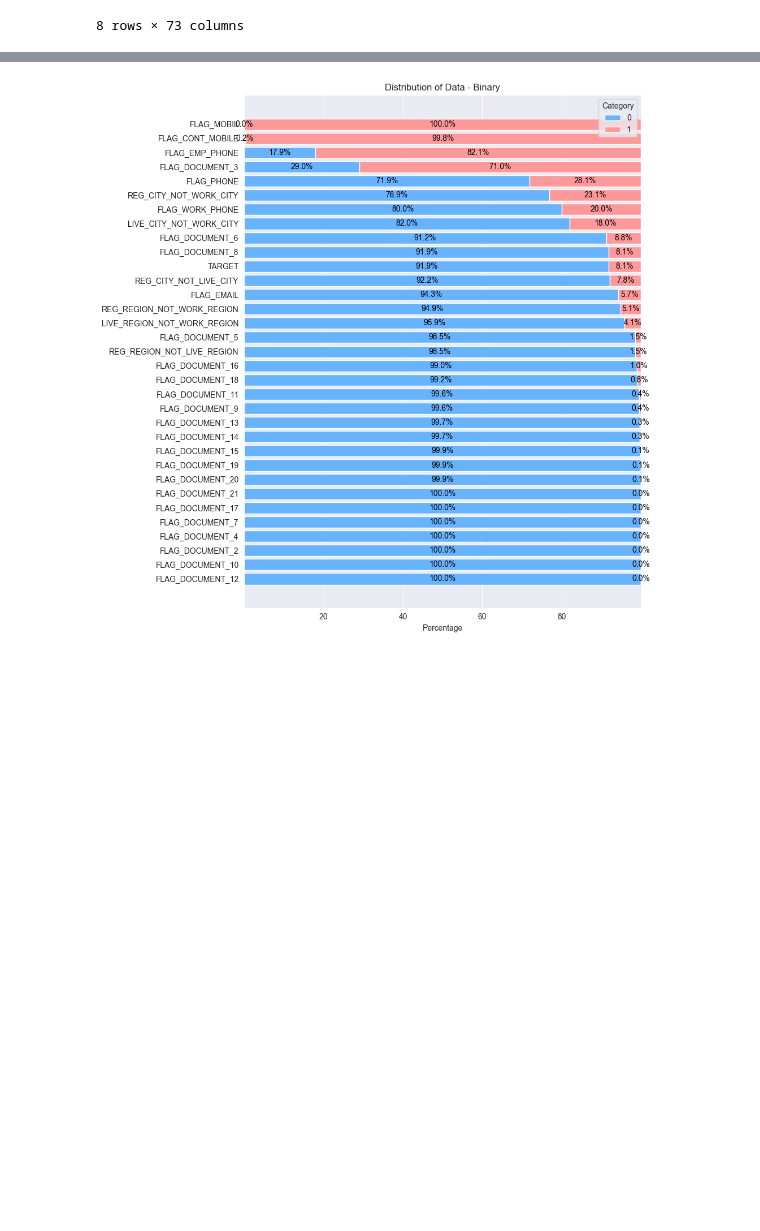
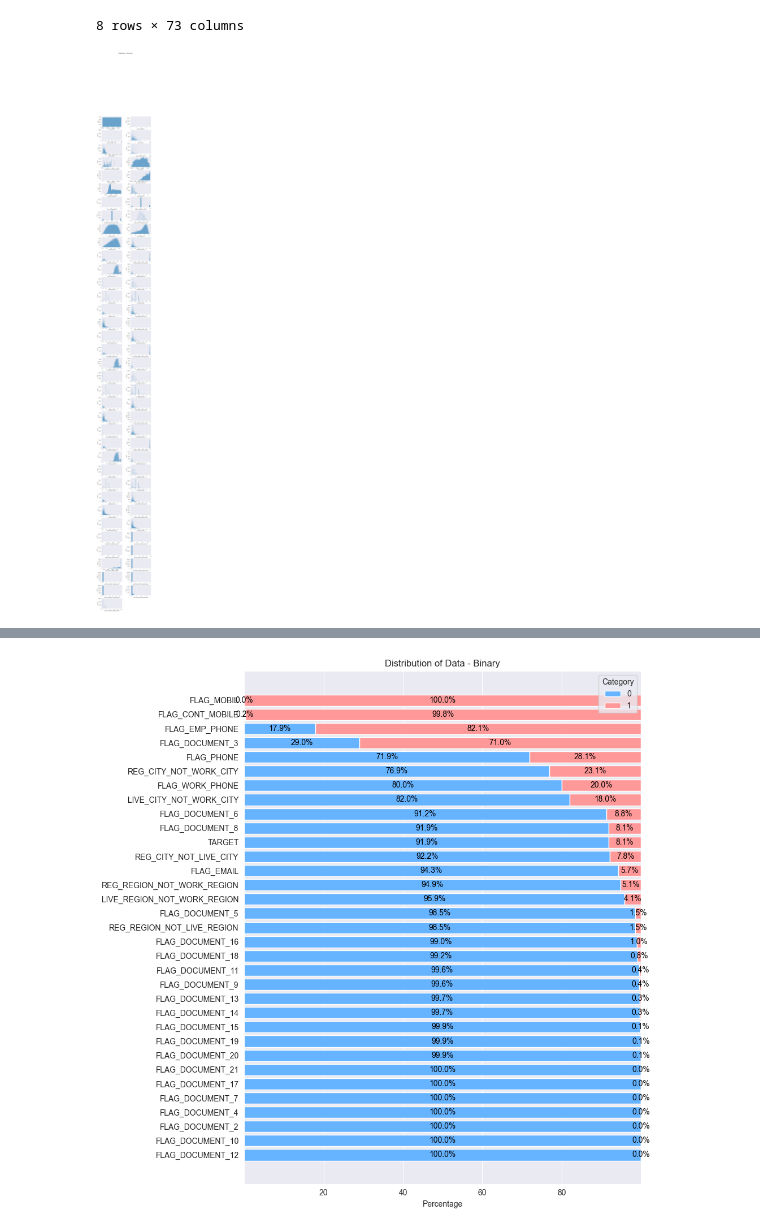
Before and after one commit to CelineChiLamNg/home_credit_default_prediction, a Jupyter notebook: notebooks/home_credit_2.ipynb, the cells around one changed output, grey strips where cells are left out. Saved outputs shown, nothing was run; the diff lists cells and outputs as text; code cells hidden in the pictures; blank space fills up the shorter version.

Commit message:
fixing categorical columns plots

```diff
--- a/notebooks/home_credit_2.ipynb
+++ b/notebooks/home_credit_2.ipynb
@@ -296,3 +297,22 @@ data_train[numerical_columns].describe()
 | 75% | 367291.750000 | 1.000000 | 2.025000e+05 | 8.086500e+05 | 34596.000000 | 6.795000e+05 | ... |
 | max | 456255.000000 | 19.000000 | 1.170000e+08 | 4.050000e+06 | 258025.500000 | 4.050000e+06 | ... |
 8 rows × 73 columns
+# %%
+fig, axes = plt.subplots(nrows=37, ncols=2,
+                         figsize=(10, 100))
+fig.subplots_adjust(hspace=0.3, wspace=0.4)
+
+axes_flatten = axes.flatten()
+
+for i, col in enumerate(numerical_columns):
+    sns.histplot(x=col, data=data_train,
+                    ax=axes_flatten[i])
+    sns.despine(top=True, right=True, left=False, bottom=False)
+
+for j in range(len(numerical_columns), len(axes_flatten)):
+    axes_flatten[j].axis('off')
+
+fig.suptitle('Application - Numerical', fontsize=15)
+plt.show()
+# %% [output]
+[figure, added]
```
Also changed, not shown: parts of 8 cells of this notebook.
